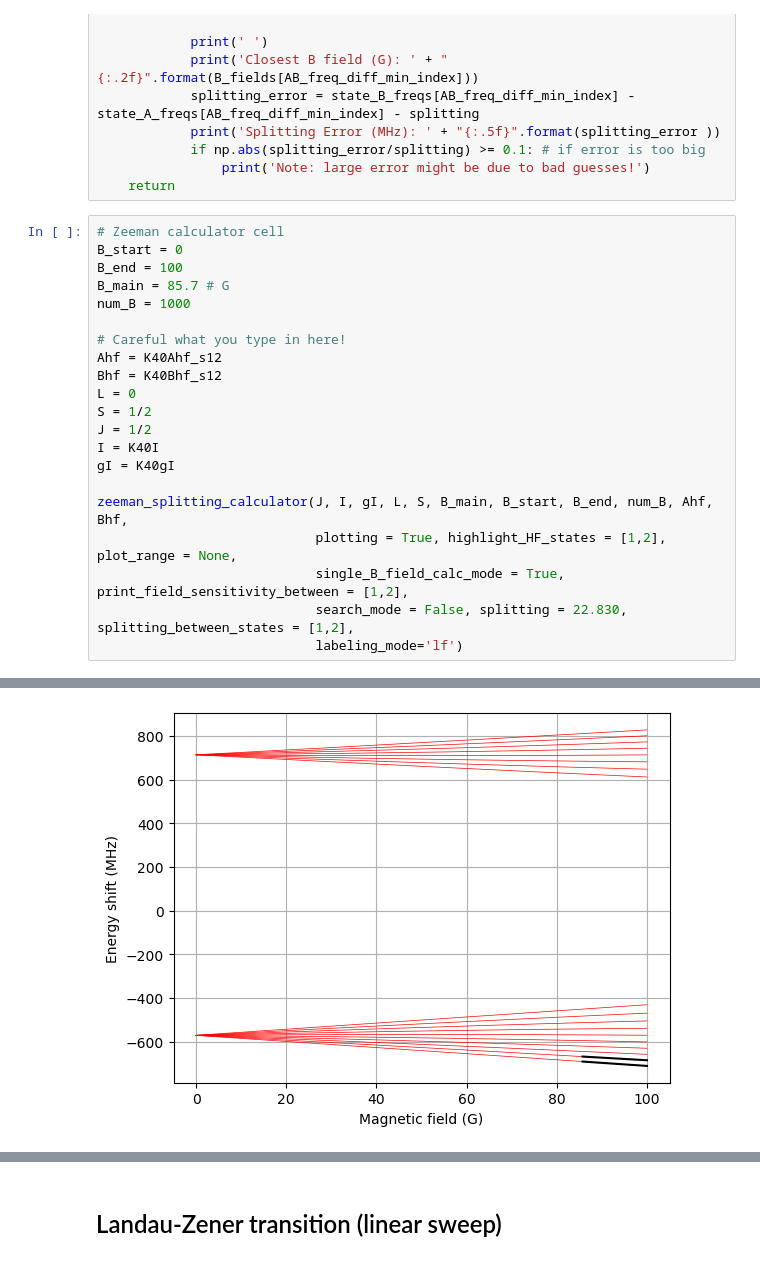
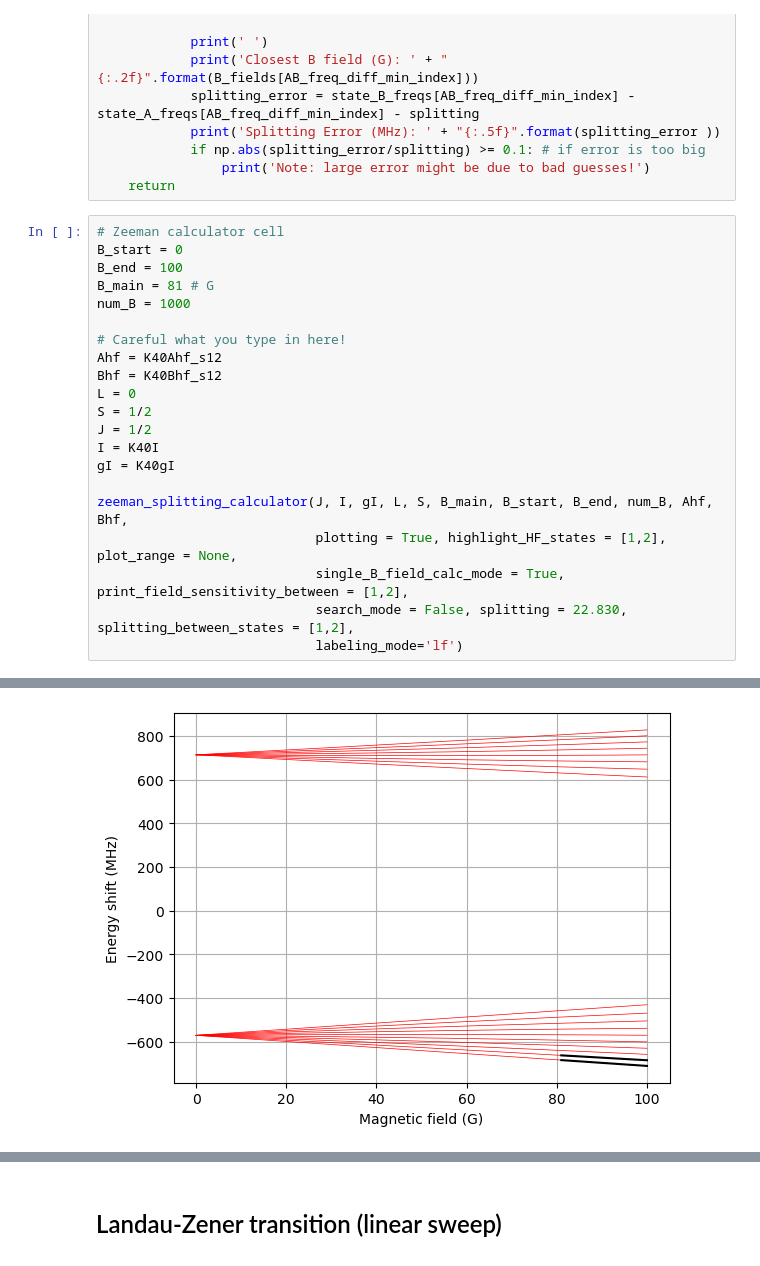
Before and after one commit to huanium/huanium, a Jupyter notebook: MIT_PhD/Fermi1/Fermi1 Calculator/Fermi1_Calculator_part_1_of_5.ipynb, the cells around one changed output, grey strips where cells are left out. Cells and saved outputs as stored; diff of their text form.

```diff
--- a/MIT_PhD/Fermi1/Fermi1 Calculator/Fermi1_Calculator_part_1_of_5.ipynb
+++ b/MIT_PhD/Fermi1/Fermi1 Calculator/Fermi1_Calculator_part_1_of_5.ipynb
@@ -313,7 +313,7 @@ def zeeman_splitting_calculator(J, I, gI, L, S, B_main, B_start, B_end, num_B, A
 # Zeeman calculator cell
 B_start = 0
 B_end = 100
-B_main = 85.7 # G
+B_main = 81 # G
 num_B = 1000
 
 # Careful what you type in here!
@@ -323,32 +323,32 @@ L = 0
 S = 1/2
 J = 1/2
 I = K40I
 gI = K40gI
 
 zeeman_splitting_calculator(J, I, gI, L, S, B_main, B_start, B_end, num_B, Ahf, Bhf,
                             plotting = True, highlight_HF_states = [1,2], plot_range = None,
                             single_B_field_calc_mode = True, print_field_sensitivity_between = [1,2],
                             search_mode = False, splitting = 22.830, splitting_between_states = [1,2],
                             labeling_mode='lf')
 # %% [output]
 (F, mF) basis, low to high in energy:
 [[ 4.5 -4.5]
  [ 4.5 -3.5]
  [ 4.5 -2.5]
  [ 4.5 -1.5]
  [ 4.5 -0.5]
  [ 4.5  0.5]
  [ 4.5  1.5]
  [ 4.5  2.5]
  [ 4.5  3.5]
  [ 4.5  4.5]
  [ 3.5  3.5]
  [ 3.5  2.5]
  [ 3.5  1.5]
  [ 3.5  0.5]
  [ 3.5 -0.5]
  [ 3.5 -1.5]
  [ 3.5 -2.5]
  [ 3.5 -3.5]]
-[figure, old version]
+[figure, new version]
 Frequencies (MHz)
```
Also changed, not shown: parts of 3 cells of this notebook, 3 other files.
